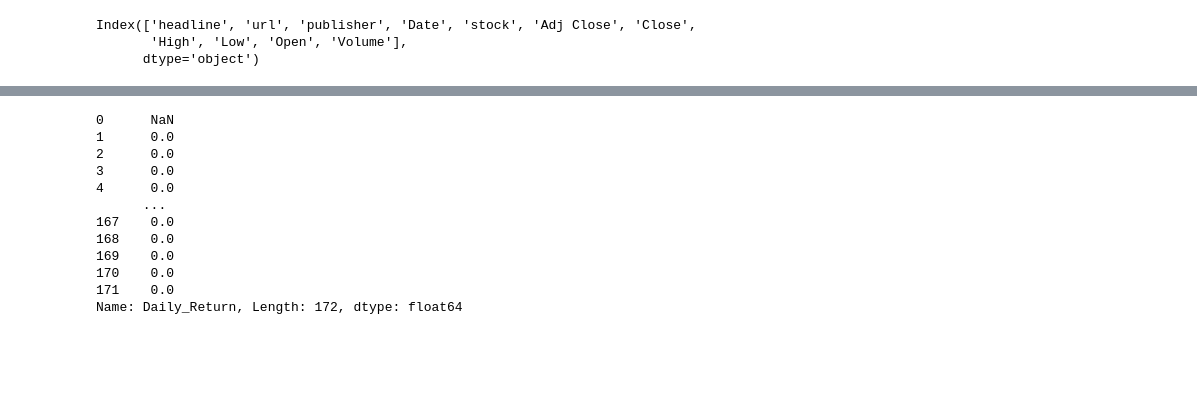
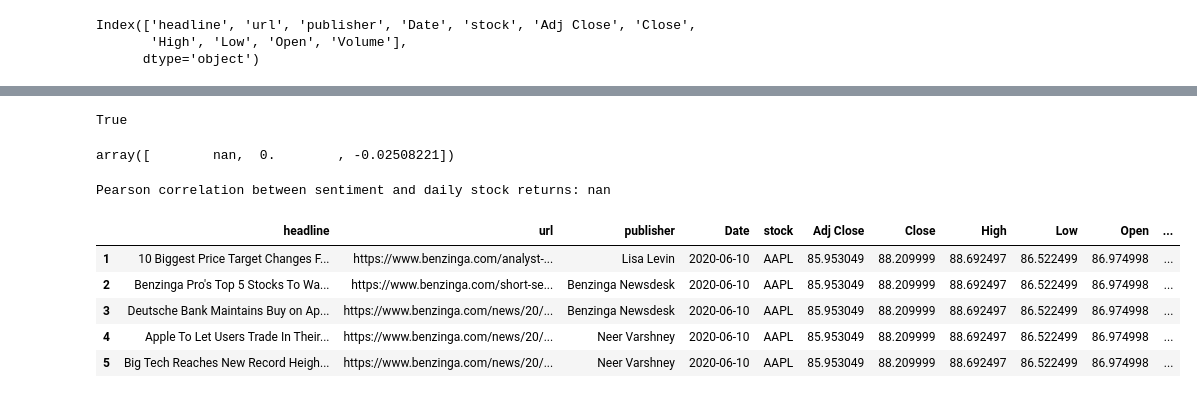
Before and after one commit to amare1990/stock-market-analysis, a Jupyter notebook: notebooks/stock_sentiment_movement.ipynb, the cells around one changed output, grey strips where cells are left out. Drawn from its saved outputs; the diff is of its cells as text; code cells hidden in the pictures; blank space fills up the shorter version.

```diff
--- a/notebooks/stock_sentiment_movement.ipynb
+++ b/notebooks/stock_sentiment_movement.ipynb
@@ -196,17 +160,26 @@ print(headlines_with_sentiment_025[['headline', 'Sentiment']])
 # %%
 analysis.compute_daily_returns()
+# %%
+analysis.merged_data['Daily_Return'].isnull().any()
+# %% [output]
+True
 # %%
-analysis.merged_data['Daily_Return']
+analysis.merged_data['Daily_Return'].unique()
 # %% [output]
-0      NaN
-1      0.0
-2      0.0
-3      0.0
-4      0.0
-      ...
-167    0.0
-168    0.0
-169    0.0
-170    0.0
-171    0.0
-Name: Daily_Return, Length: 172, dtype: float64
+array([        nan,  0.        , -0.02508221])
+# %%
+# Remove rows with NaN values in either column
+analysis.merged_data = analysis.merged_data.dropna(subset=['Sentiment', 'Daily_Return'])
+# %%
+correlation = analysis.compute_correlation()
+# %% [output]
+Pearson correlation between sentiment and daily stock returns: nan
+# %%
+analysis.merged_data.head()
+# %% [output]
+|  | headline | url | publisher | Date | stock | Adj Close | Close | High | Low | Open | ... |
+| 1 | 10 Biggest Price Target Changes F... | https://www.benzinga.com/analyst-... | Lisa Levin | 2020-06-10 | AAPL | 85.953049 | 88.209999 | 88.692497 | 86.522499 | 86.974998 | ... |
+| 2 | Benzinga Pro's Top 5 Stocks To Wa... | https://www.benzinga.com/short-se... | Benzinga Newsdesk | 2020-06-10 | AAPL | 85.953049 | 88.209999 | 88.692497 | 86.522499 | 86.974998 | ... |
+| 3 | Deutsche Bank Maintains Buy on Ap... | https://www.benzinga.com/news/20/... | Benzinga Newsdesk | 2020-06-10 | AAPL | 85.953049 | 88.209999 | 88.692497 | 86.522499 | 86.974998 | ... |
+| 4 | Apple To Let Users Trade In Their... | https://www.benzinga.com/news/20/... | Neer Varshney | 2020-06-10 | AAPL | 85.953049 | 88.209999 | 88.692497 | 86.522499 | 86.974998 | ... |
+| 5 | Big Tech Reaches New Record Heigh... | https://www.benzinga.com/news/20/... | Neer Varshney | 2020-06-10 | AAPL | 85.953049 | 88.209999 | 88.692497 | 86.522499 | 86.974998 | ... |
```
Also changed, not shown: parts of 13 cells of this notebook, 1 other file.
